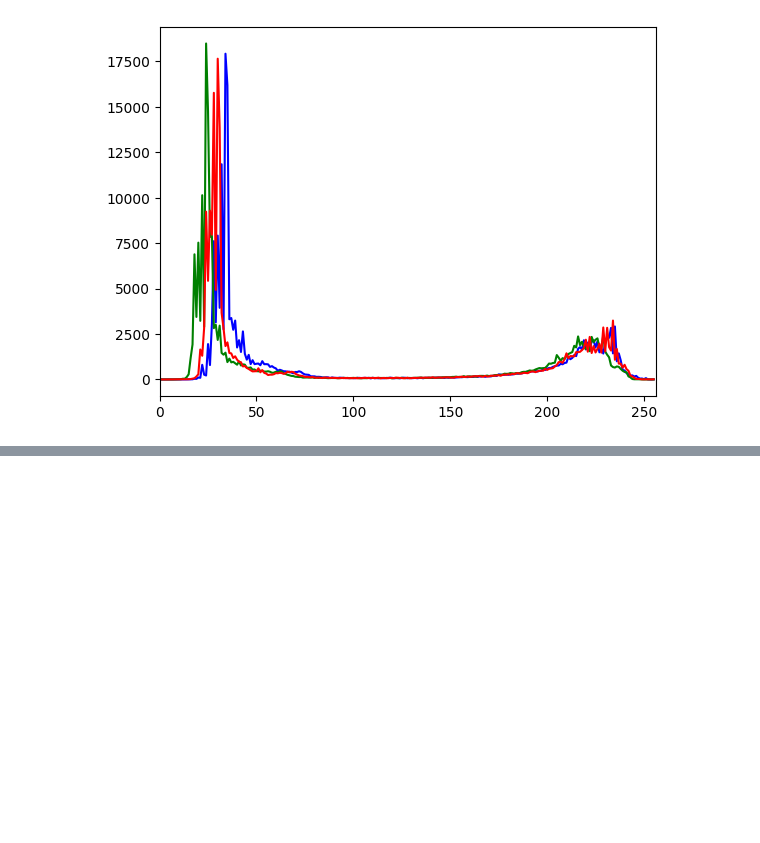
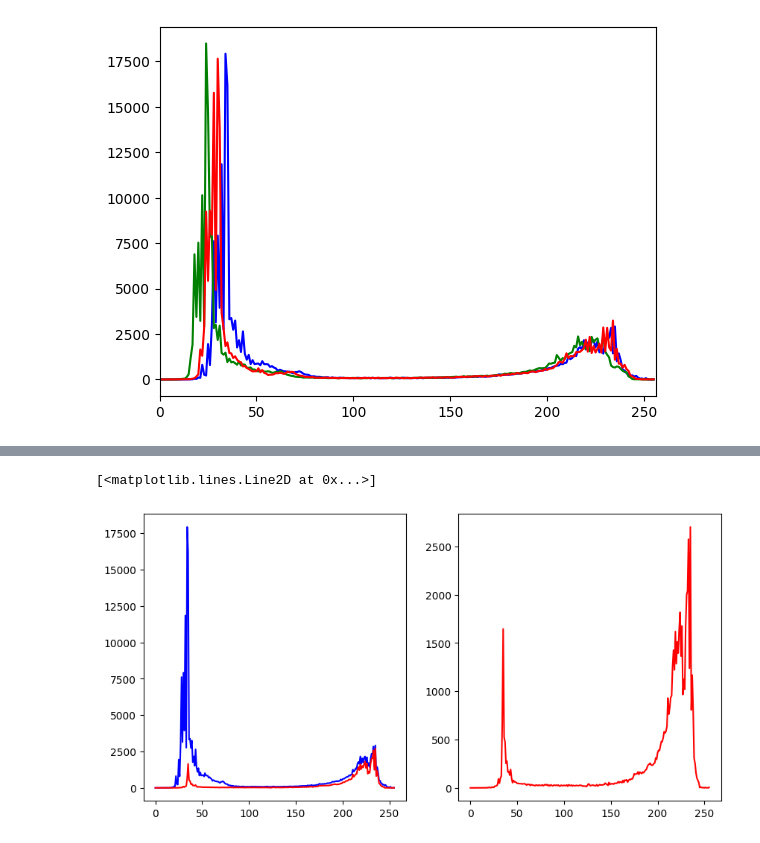
Before and after one commit to Tusiyang/OpenCV_Practice, a Jupyter notebook: Chapter 8/practice_code.ipynb, the cells around one changed output, grey strips where cells are left out. Saved outputs shown, nothing was run; the diff lists cells and outputs as text; code cells hidden in the pictures; blank space fills up the shorter version.

```diff
--- a/Chapter 8/practice_code.ipynb
+++ b/Chapter 8/practice_code.ipynb
@@ -16,0 +37,11 @@ for i, col in enumerate(color):
+# %%
+hist_full= cv2.calcHist([img],[0],None,[256],[0,256])
+hist_masked= cv2.calcHist([img],[0],mask,[256],[0,256])
+# %%
+fig, axs = plt.subplots(1, 2, figsize=(10, 5))
+axs[0].plot(hist_full, color='b')
+axs[0].plot(hist_masked, color='r')
+axs[1].plot(hist_masked, color='r')
+# %% [output]
+[<matplotlib.lines.Line2D at 0x...>]
+[figure, added]
```
Also changed, not shown: parts of 11 cells of this notebook, 1 other file.
